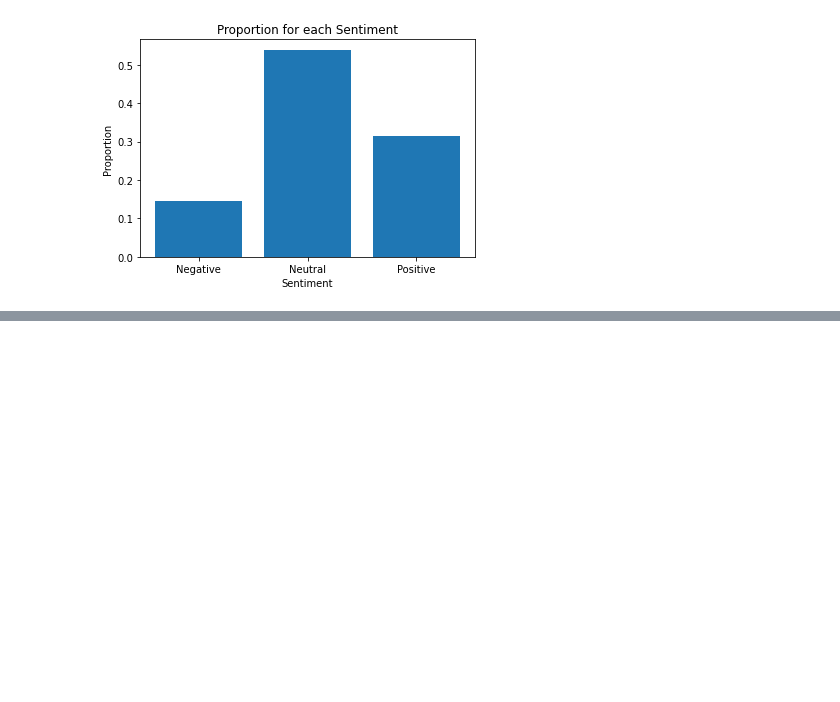
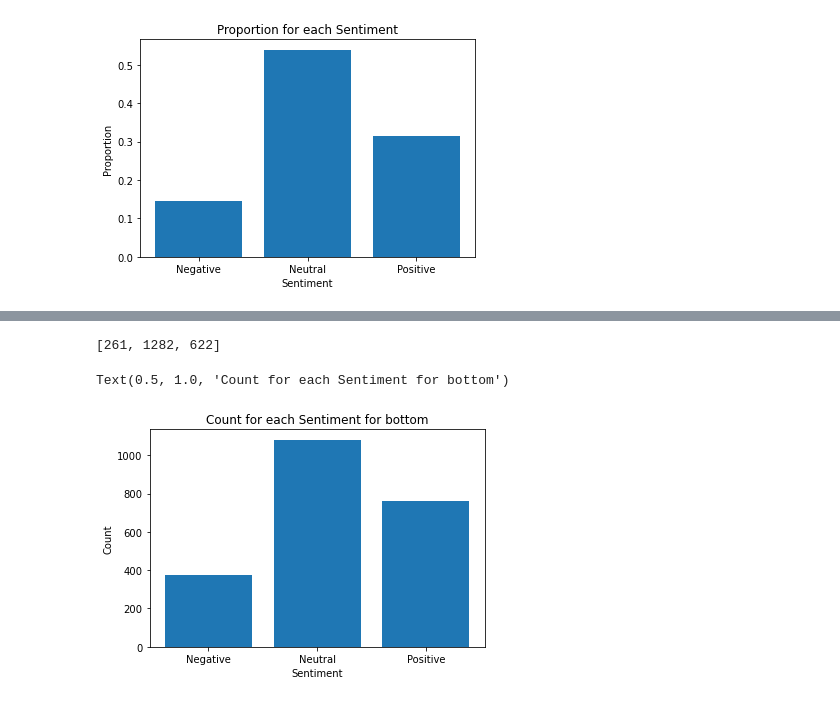
Before and after one commit to prabina-p/data-hacks-2022, a Jupyter notebook: 1-EDA.ipynb, the cells around one changed output, grey strips where cells are left out. Drawn from its saved outputs; the diff is of its cells as text; code cells hidden in the pictures; blank space fills up the shorter version.

```diff
--- a/1-EDA.ipynb
+++ b/1-EDA.ipynb
@@ -37,0 +102,6 @@ Text(0.5, 1.0, 'Proportion for each Sentiment')
+# %%
+def sentence_len(col):
+    return len(col)
+# %%
+df['len_of_sentence'] = df['Sentence'].apply(sentence_len)
+df
@@ -37,0 +126,3 @@ Text(0.5, 1.0, 'Proportion for each Sentiment')
+# %%
+bottom_50 = df[df['len_of_sentence'] <= 107]
+bottom_50
@@ -37,0 +191,3 @@ Text(0.5, 1.0, 'Proportion for each Sentiment')
+# %%
+bottom = [bottom_50[bottom_50['Sentiment']=='negative'].shape[0], bottom_50[bottom_50['Sentiment']=='neutral'].shape[0], bottom_50[bottom_50['Sentiment']=='positive'].shape[0]]
+bottom
@@ -37,0 +213,13 @@ Text(0.5, 1.0, 'Proportion for each Sentiment')
+# %%
+top = [top_50[top_50['Sentiment']=='negative'].shape[0], top_50[top_50['Sentiment']=='neutral'].shape[0], top_50[top_50['Sentiment']=='positive'].shape[0]]
+top
+# %% [output]
+[261, 1282, 622]
+# %%
+plt.bar(['Negative', 'Neutral', 'Positive'], bottom)
+plt.xlabel('Sentiment')
+plt.ylabel('Count')
+plt.title('Count for each Sentiment for bottom')
+# %% [output]
+Text(0.5, 1.0, 'Count for each Sentiment for bottom')
+[figure, added]
```
Also changed, not shown: parts of 13 cells of this notebook, 1 other file.
